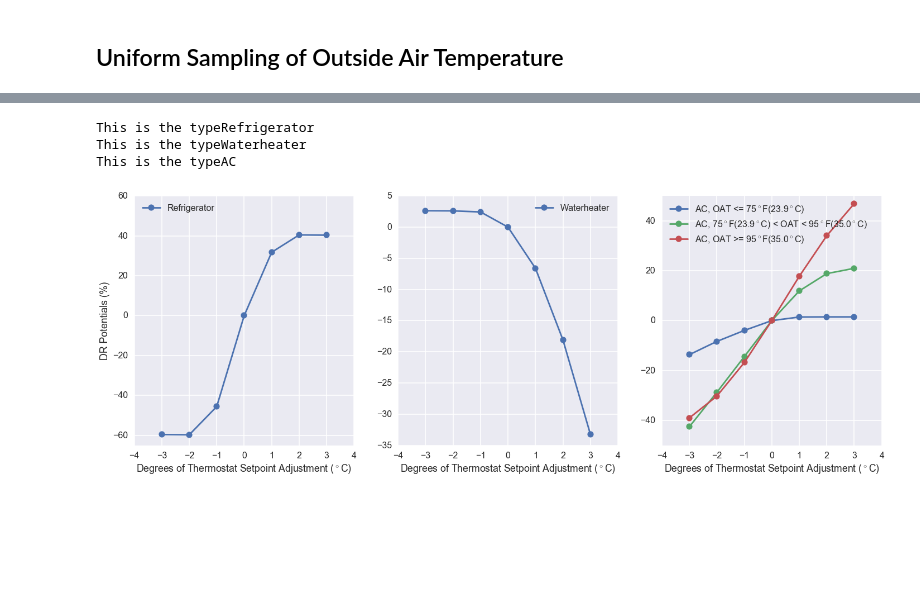
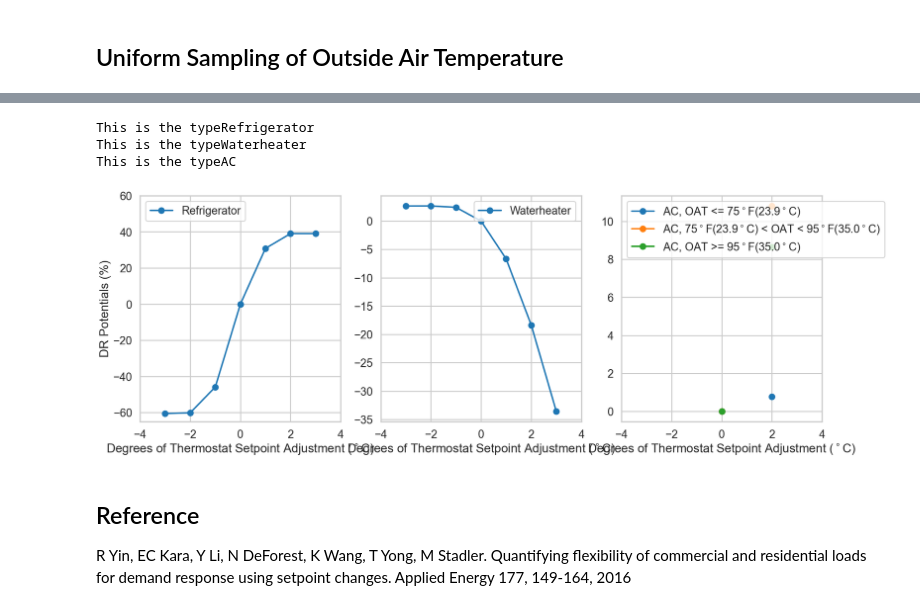
Before and after one commit to rongxinyin/ds4energy, a Jupyter notebook: notebooks/chapter3.1_flex_load_model_res.ipynb, the cells around one changed output, grey strips where cells are left out. Drawn from its saved outputs; the diff is of its cells as text; code cells hidden in the pictures; blank space fills up the shorter version.

Commit message:
update-chapter3

```diff
--- a/notebooks/chapter3.1_flex_load_model_res.ipynb
+++ b/notebooks/chapter3.1_flex_load_model_res.ipynb
@@ -363,0 +408,11 @@ class Waterheater(object):
+# %%
+# Use seaborn to plot the temperature
+sns.set_context('notebook')
+sns.set_style('whitegrid')
+plt.figure(figsize=(12, 6))
+plt.plot(random_day.index, random_day['OAT'], label='Temperature', color='blue')
+plt.title('Temperature on 2021-07-01')
+plt.xlabel('Time')
+plt.ylabel('Temperature (C)')
+plt.legend()
+plt.show()
@@ -363,0 +685,9 @@ class Waterheater(object):
+# %%
+# Function to convert Celsius to Fahrenheit
+def FFromCelsiusOAT(row):
+    return row['AmbientTemp']*1.8+32
+
+# Save the results to a pickle file
+DRPercentHourlyOATResults=pd.read_pickle('data/chapter3/chapter3.2/ACSetPointOATDRFirstWeekOfMultiDayTest.pkl')
+DRPercentHourlyOATResults['DRPercent']=DRPercentHourlyOATResults['DRPercent']*-1
+DRPercentHourlyOATResults['AmbientTempF']=DRPercentHourlyOATResults.apply(FFromCelsiusOAT,axis=1)
@@ -601,9 +1006,9 @@ for SetPointChange in setPointChanges:
             ctr=0
             for k in listOfIds:
                 SelectedGroupResults=SubGroupResults[SubGroupResults['Id'].isin(k)]
-                AvePower=SelectedGroupResults.groupby(['Id','Hour','Resistance','Capacitance','DeadBandWidth'])['DRPercent','CurrentPower'].mean()
+                AvePower=SelectedGroupResults.groupby(['Id','Hour','Resistance','Capacitance','DeadBandWidth'])[['DRPercent','CurrentPower']].mean()
                 AvePowerDF = AvePower.reset_index()
-                SumDRPotential=AvePowerDF.groupby(['Hour'])['DRPercent','CurrentPower'].sum()
+                SumDRPotential=AvePowerDF.groupby(['Hour'])[['DRPercent','CurrentPower']].sum()
                 #print(SumDRPotential)
                 SumDRPotentialDF=SumDRPotential.reset_index()
                 #print(SumDRPotential['PowerDiff'].values[0])
@@ -794,9 +1200,9 @@ for ambientTemp in AmbientTemps:
                 ctr=0
                 for k in listOfIds:
                     SelectedGroupResults=SubGroupResults[SubGroupResults['Id'].isin(k)]
-                    AvePower=SelectedGroupResults.groupby(['Id','Hour','Resistance','Capacitance','DeadBandWidth'])['DRPercent','CurrentPower'].mean()
+                    AvePower=SelectedGroupResults.groupby(['Id','Hour','Resistance','Capacitance','DeadBandWidth'])[['DRPercent','CurrentPower']].mean()
                     AvePowerDF = AvePower.reset_index()
-                    SumDRPotential=AvePowerDF.groupby(['Hour'])['DRPercent','CurrentPower'].sum()
+                    SumDRPotential=AvePowerDF.groupby(['Hour'])[['DRPercent','CurrentPower']].sum()
                     #print(SumDRPotential)
                     SumDRPotentialDF=SumDRPotential.reset_index()
                     #print(SumDRPotential['PowerDiff'].values[0])
@@ -965,7 +1233,7 @@ GroupResults['DRPercent']=GroupResults.apply(GetDRPercent,axis=1)
 GroupResultsAll=GroupResults[['AmbientTempF','DRPercent','Type','SetPointChange']]
 
 # GET THE AC RESULTS
-DRPercentHourlyOATResults=pd.read_pickle('ACSetPointOATMultiDay.pkl')
+DRPercentHourlyOATResults=pd.read_pickle('data/chapter3/chapter3.2/ACSetPointOATDRFirstWeekOfMultiDayTest.pkl')
 DRPercentHourlyOATResults['Type']='AC'
 DRPercentHourlyOATResults['DRPercent']=DRPercentHourlyOATResults['DRPercent']*-1
 DRPercentHourlyOATResults['AmbientTempF']=DRPercentHourlyOATResults.apply(FFromCelsius,axis=1)
@@ -1011,32 +1279,35 @@ for typ in Types:
         Tset3=[]
         # 1 and -1 degrees reset
         for elem in temps:
             if (elem == 0):
                 Tset1.append(0)
                 Tset2.append(0)
                 Tset3.append(0)
             else:
                 y1 = DRPercentHourlyOATResults.loc[ (DRPercentHourlyOATResults.AmbientTempF <= 75) & (DRPercentHourlyOATResults.SetPointChange == elem), ['AmbientTempF','DRPercent']].DRPercent
                 y2 = DRPercentHourlyOATResults.loc[ (DRPercentHourlyOATResults.AmbientTempF >= 75) & (DRPercentHourlyOATResults.SetPointChange == elem) & (DRPercentHourlyOATResults.AmbientTempF <= 95), ['AmbientTempF','DRPercent']].DRPercent
                 y3 = DRPercentHourlyOATResults.loc[ (DRPercentHourlyOATResults.AmbientTempF >= 95) & (DRPercentHourlyOATResults.SetPointChange == elem),['AmbientTempF','DRPercent']].DRPercent
 
                 Tset1.append(y1.mean())
                 Tset2.append(y2.mean())
                 Tset3.append(y3.mean())
         #print(Tset1)
         #print(len(temps),len(Tset1))
         axes.ravel()[i].plot(temps,Tset1, 'o-', label = 'AC, OAT <= 75$^\circ$F(23.9$^\circ$C)')
         axes.ravel()[i].plot(temps,Tset2, 'o-', label = 'AC, 75$^\circ$F(23.9$^\circ$C) < OAT < 95$^\circ$F(35.0$^\circ$C)')
         axes.ravel()[i].plot(temps,Tset3, 'o-', label = 'AC, OAT >= 95$^\circ$F(35.0$^\circ$C)')
         axes.ravel()[i].set_xlim(-4,4)
         #axes[i].set_title(str(i)+':00'+'~'+str(i+1)+':00',color='red')
     #axes.ravel()[i].set_ylabel('DR Potential (%)')
         axes.ravel()[i].legend(loc='upper left')
     axes.ravel()[i].set_xlabel('Degrees of Thermostat Setpoint Adjustment ($^\circ$C)')
     i=i+1
-fig.savefig('TempAdjustAllTwoStates.png',dpi=400,bbox_inches='tight')
+fig.savefig('data/chapter3/chapter3.2/figures/TempAdjustAllTwoStates.png',dpi=400,bbox_inches='tight')
 # %% [output]
 This is the typeRefrigerator
 This is the typeWaterheater
 This is the typeAC
-[figure, old version]
+[figure, new version]
+# %% [markdown]
+## Reference
+R Yin, EC Kara, Y Li, N DeForest, K Wang, T Yong, M Stadler. Quantifying flexibility of commercial and residential loads for demand response using setpoint changes. Applied Energy 177, 149-164, 2016
```
Also changed, not shown: parts of 20 cells of this notebook, 4 other files.
